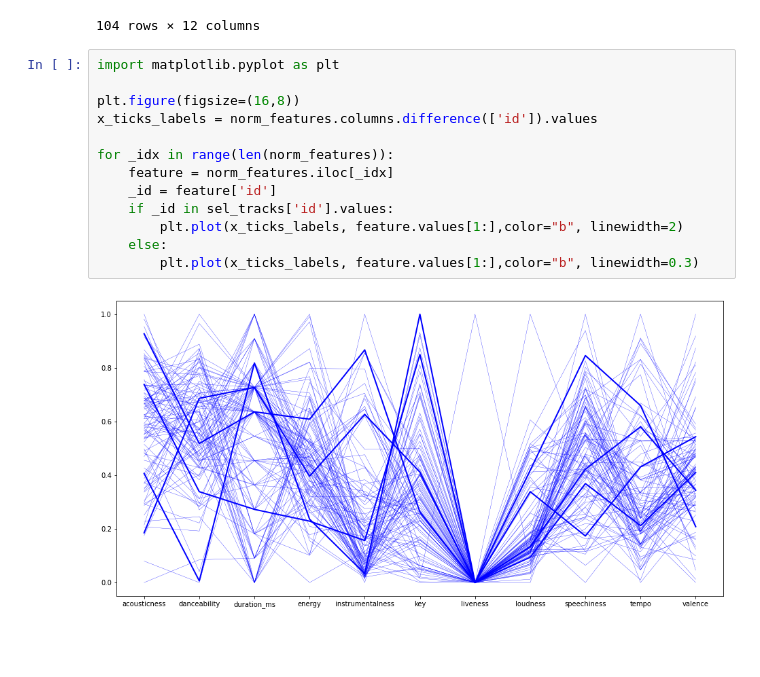
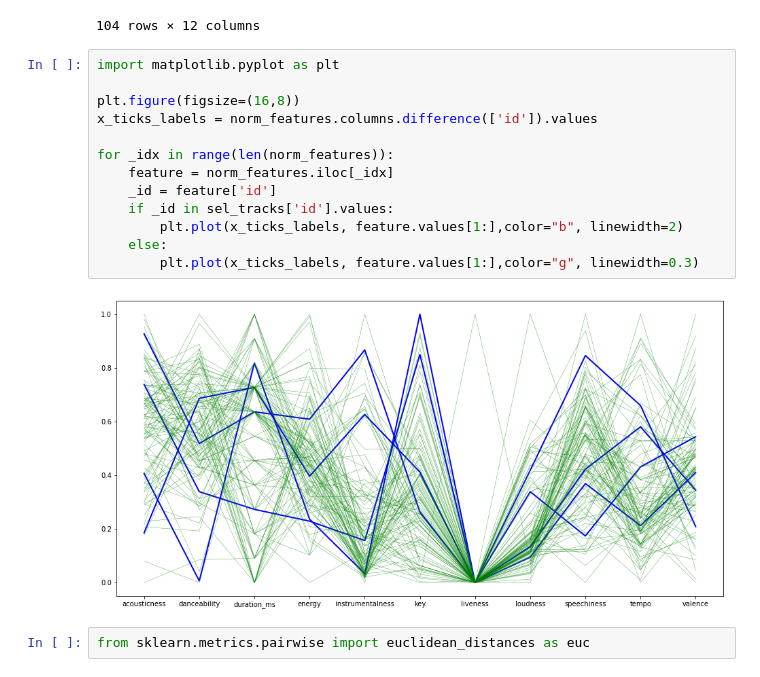
Before and after one commit to formegusto/research-muletter, a Jupyter notebook: Spotify API Module Setting.ipynb, the cells around one changed output. Drawn from its saved outputs; the diff is of its cells as text; blank space fills up the shorter version.

```diff
--- a/Spotify API Module Setting.ipynb
+++ b/Spotify API Module Setting.ipynb
@@ -210,15 +210,17 @@ norm_features
 # %%
 import matplotlib.pyplot as plt
 
 plt.figure(figsize=(16,8))
 x_ticks_labels = norm_features.columns.difference(['id']).values
 
 for _idx in range(len(norm_features)):
     feature = norm_features.iloc[_idx]
     _id = feature['id']
     if _id in sel_tracks['id'].values:
         plt.plot(x_ticks_labels, feature.values[1:],color="b", linewidth=2)
     else:
-        plt.plot(x_ticks_labels, feature.values[1:],color="b", linewidth=0.3)
+        plt.plot(x_ticks_labels, feature.values[1:],color="g", linewidth=0.3)
 # %% [output]
-[figure, old version]
+[figure, new version]
+# %%
+from sklearn.metrics.pairwise import euclidean_distances as euc
```
Also changed, not shown: parts of 7 cells of this notebook.
